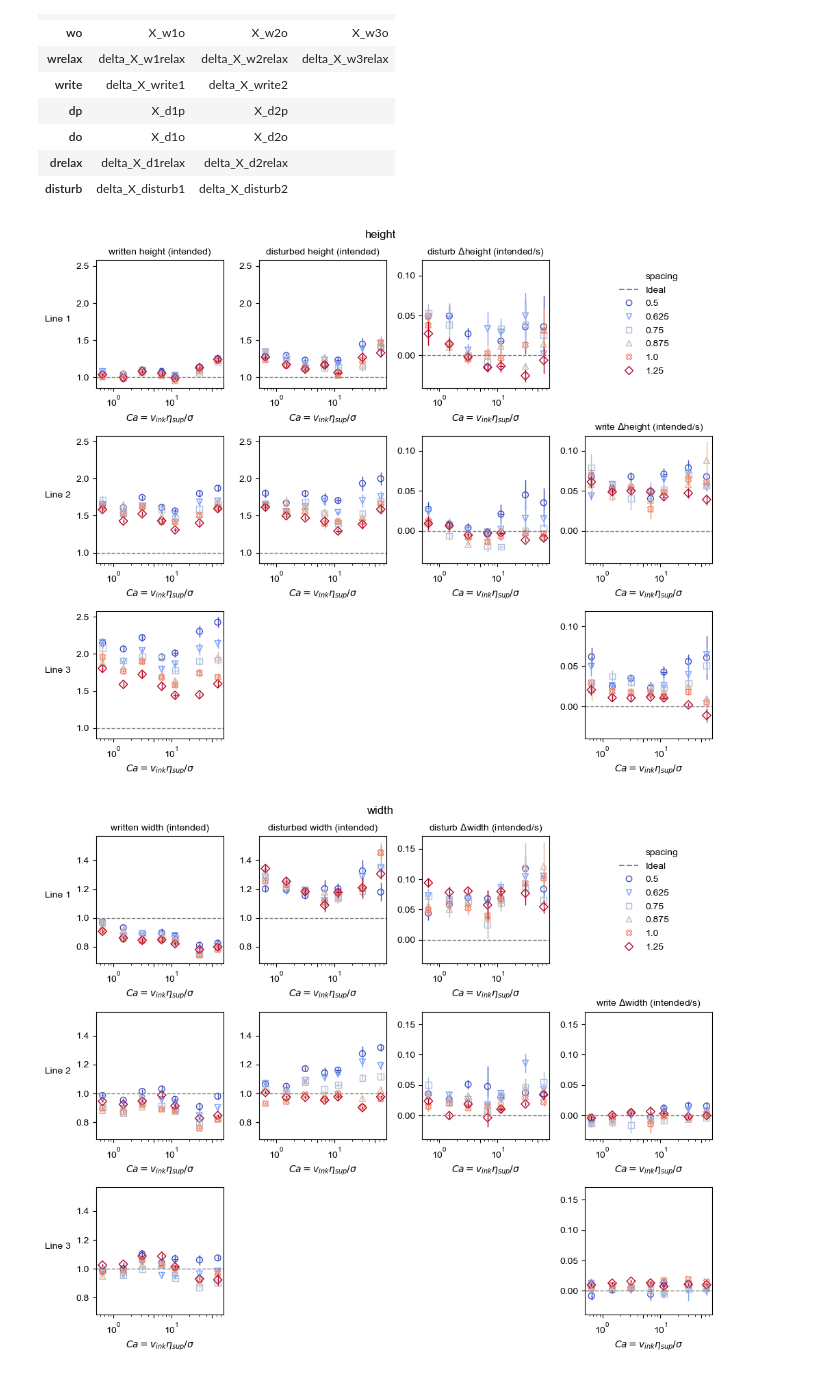
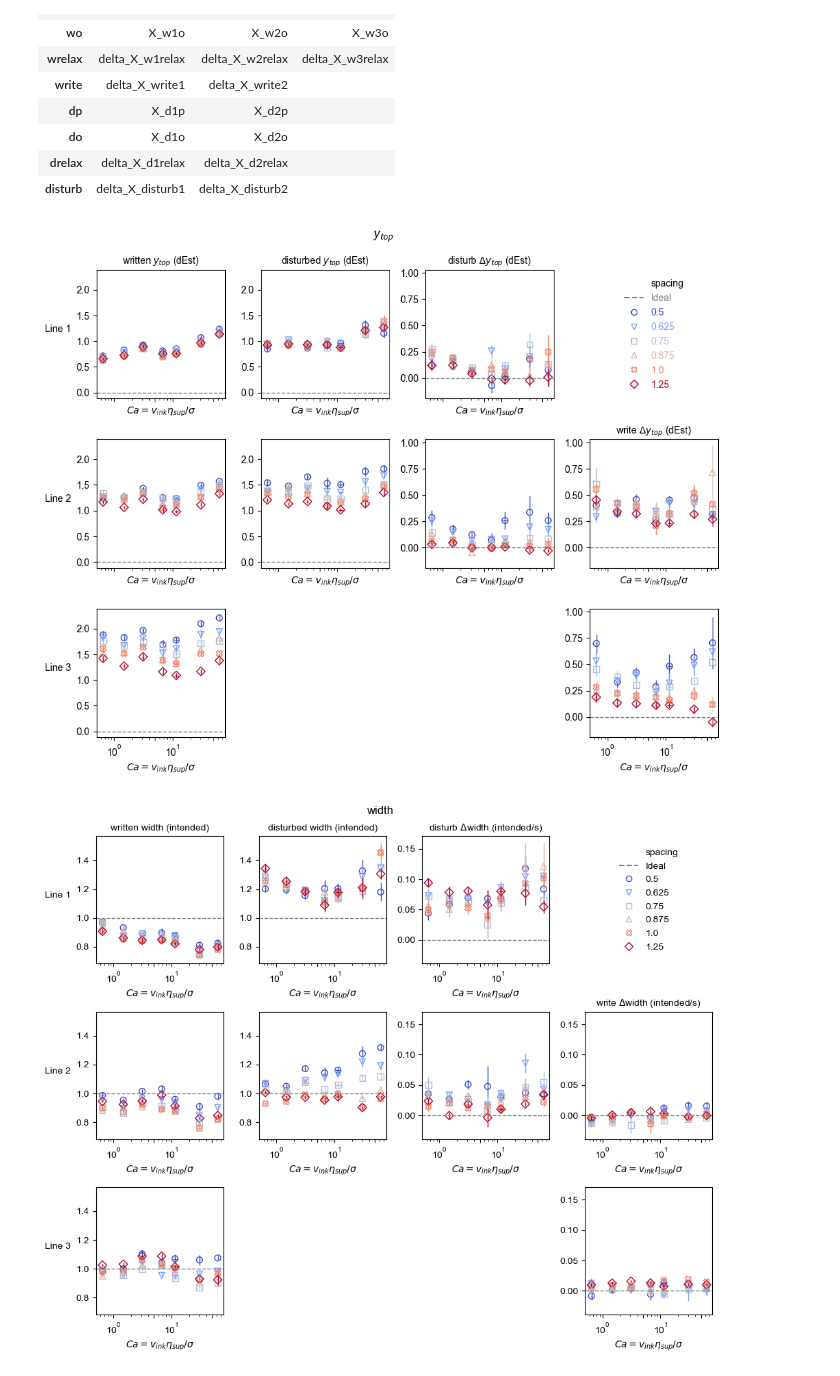
Before and after one commit to usnistgov/embedded3DPvids, a Jupyter notebook: ipynb/singleDoubleTriple/6_summary_xsy.ipynb, the cells around one changed output. Drawn from its saved outputs; the diff is of its cells as text; code cells hidden in the pictures.

```diff
--- a/ipynb/singleDoubleTriple/6_summary_xsy.ipynb
+++ b/ipynb/singleDoubleTriple/6_summary_xsy.ipynb
@@ -59,12 +56,12 @@ Dependents:
 | disturb | delta_X_disturb1 | delta_X_disturb2 |  |
 # %%
 ssi = ms.ss
-yvl = mp.yvarlines(ms, ssi, xvar='int_Ca', yvar='h', cvar='spacing', llist=[1, 2, 3]
+yvl = mp.yvarlines(ms, ssi, xvar='int_Ca', yvar='yTop', cvar='spacing', llist=[1, 2, 3]
              , plist=['wo', 'do', 'disturb', 'write'], plotType='notebook', yideal=me.XSSDTIdeals('+y')
                    , logx=True, mode='scatter', dx=0.15)
 yvl.fig
 # %% [output]
-[figure, old version]
+[figure, new version]
 # %%
 ssi = ms.ss
 yvl = mp.yvarlines(ms, ssi, xvar='int_Ca', yvar='w', cvar='spacing', llist=[1, 2, 3]
```
Also changed, not shown: parts of 6 cells of this notebook, 5 other files.
